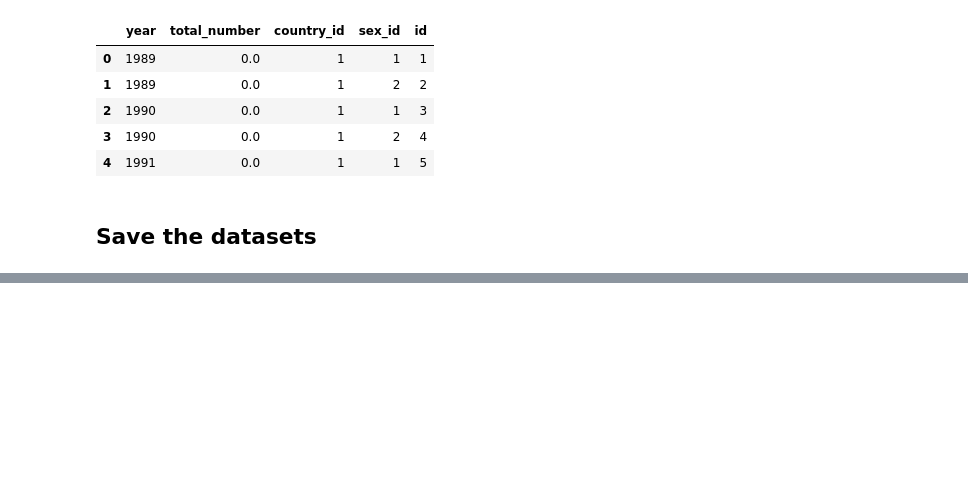
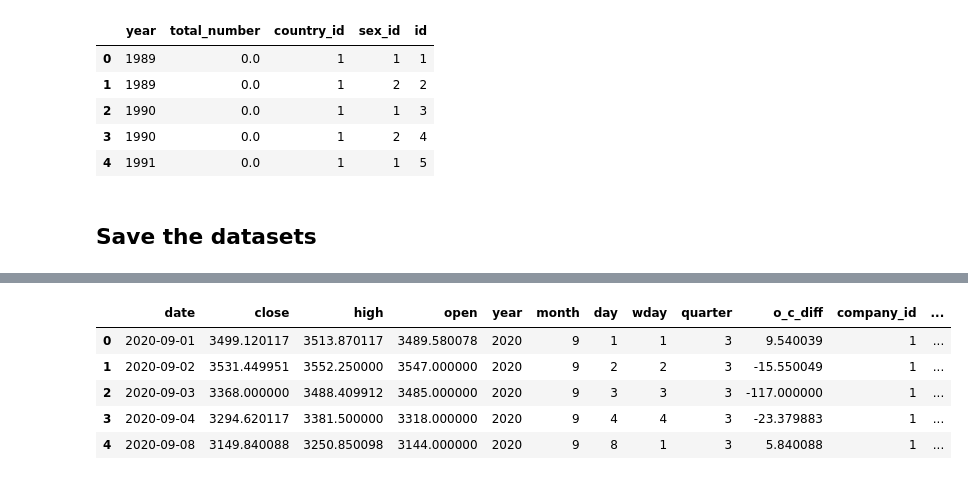
Before and after one commit to alberto-guzman/sql_hw_notebooks, a Jupyter notebook: hw3.ipynb, the cells around one changed output, grey strips where cells are left out. Cells and saved outputs as stored; diff of their text form; code cells hidden in the pictures; blank space fills up the shorter version.

```diff
--- a/hw3.ipynb
+++ b/hw3.ipynb
@@ -131,0 +229,15 @@ tb_per_year.to_csv('tb_per_year.csv', header=True, index=False)
+# %%
+ls_copy.drop(columns=['company', 'exchange','symbol','sector'], inplace=True)
+# %%
+stock_perday = ls_copy.copy()
+# %%
+stock_perday['id'] = stock_perday.index + 1
+# %%
+stock_perday.head()
+# %% [output]
+|  | date | close | high | open | year | month | day | wday | quarter | o_c_diff | company_id | ... |
+| 0 | 2020-09-01 | 3499.120117 | 3513.870117 | 3489.580078 | 2020 | 9 | 1 | 1 | 3 | 9.540039 | 1 | ... |
+| 1 | 2020-09-02 | 3531.449951 | 3552.250000 | 3547.000000 | 2020 | 9 | 2 | 2 | 3 | -15.550049 | 1 | ... |
+| 2 | 2020-09-03 | 3368.000000 | 3488.409912 | 3485.000000 | 2020 | 9 | 3 | 3 | 3 | -117.000000 | 1 | ... |
+| 3 | 2020-09-04 | 3294.620117 | 3381.500000 | 3318.000000 | 2020 | 9 | 4 | 4 | 3 | -23.379883 | 1 | ... |
+| 4 | 2020-09-08 | 3149.840088 | 3250.850098 | 3144.000000 | 2020 | 9 | 8 | 1 | 3 | 5.840088 | 1 | ... |
```
Also changed, not shown: parts of 15 cells of this notebook.
